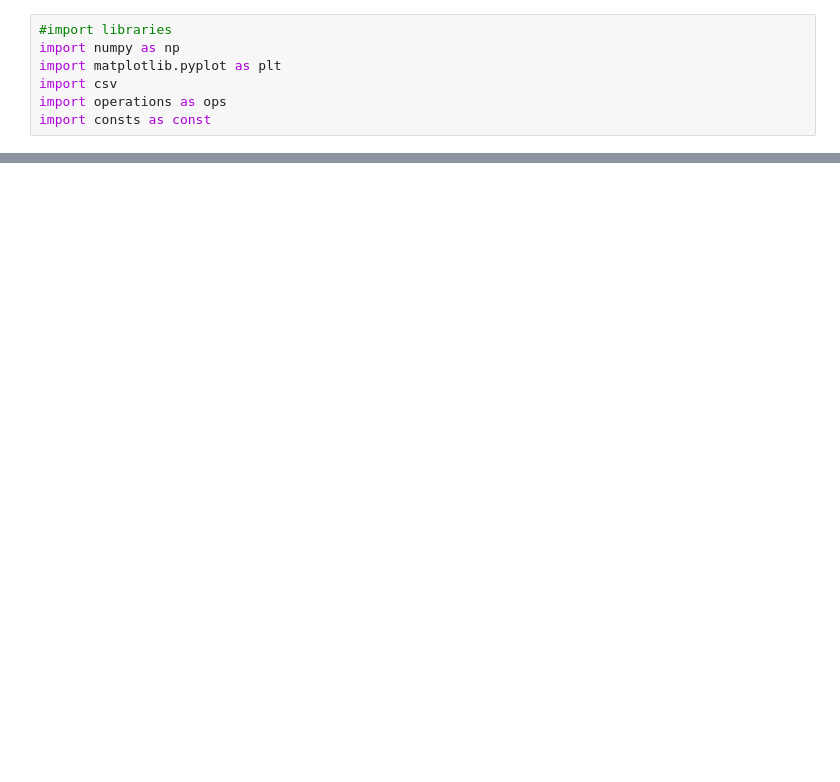
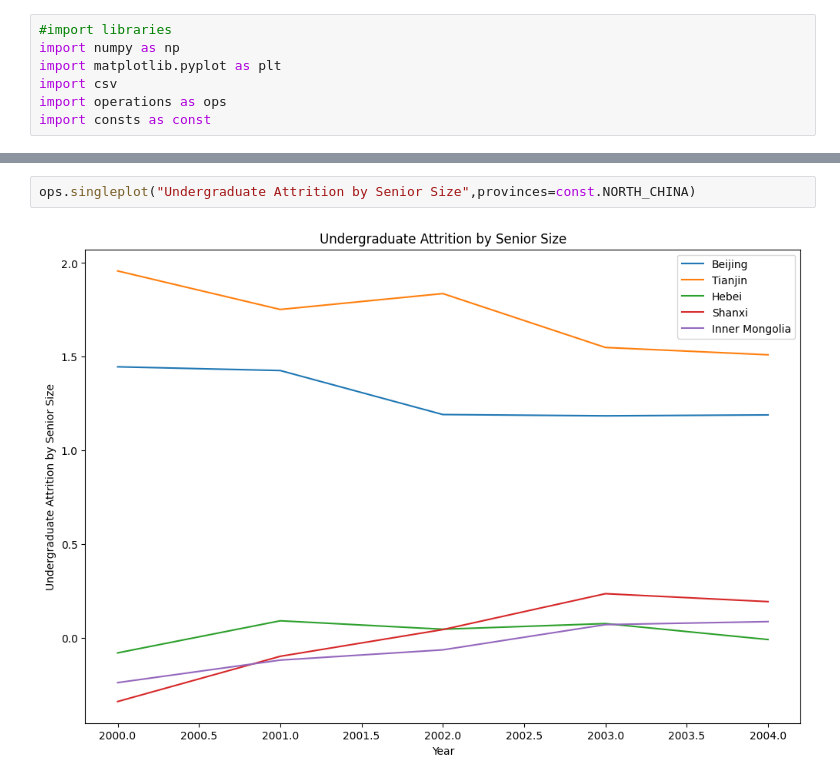
Before and after one commit to kabuto44/Gaokao-Data-Analysis, a Jupyter notebook: Plots.ipynb, the cells around one changed output, grey strips where cells are left out. Drawn from its saved outputs; the diff is of its cells as text; blank space fills up the shorter version.

```diff
--- a/Plots.ipynb
+++ b/Plots.ipynb
@@ -50,0 +22,4 @@ multiplot()
+# %%
+ops.singleplot("Undergraduate Attrition by Senior Size",provinces=const.NORTH_CHINA)
+# %% [output]
+[figure, added]
```
Also changed, not shown: parts of 19 cells of this notebook, 23 other files.
